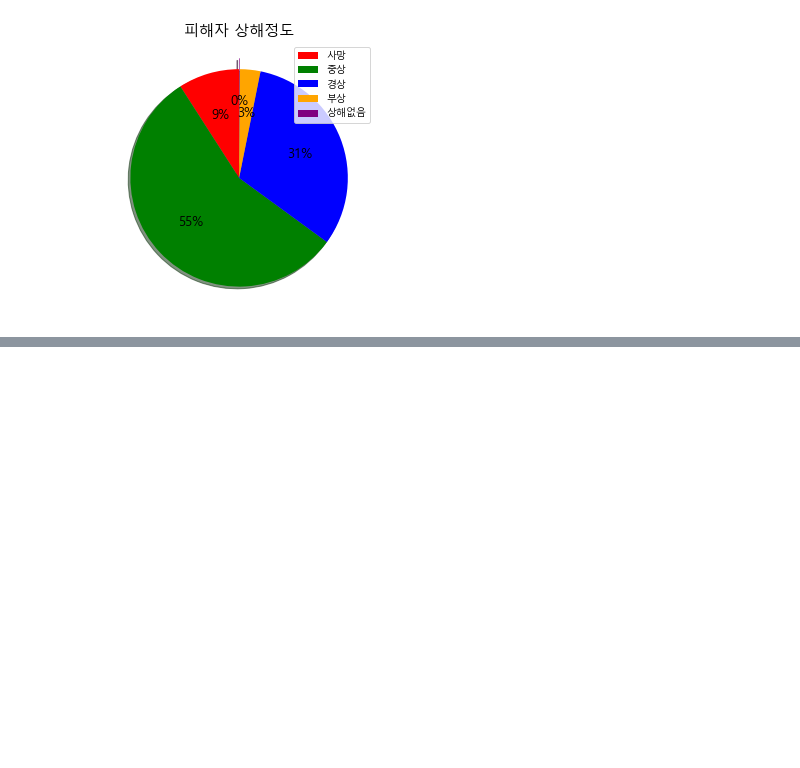
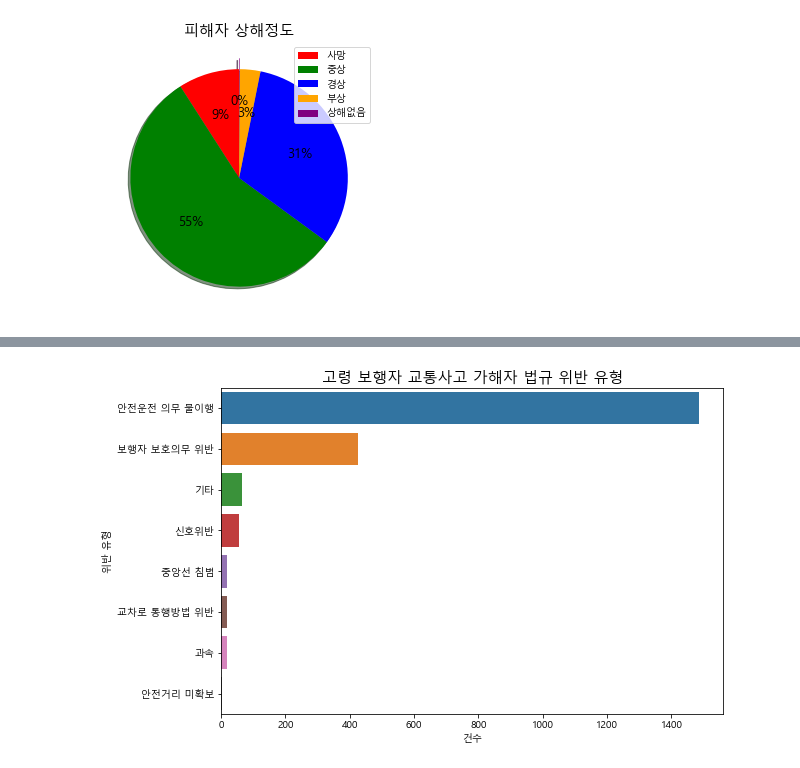
Before and after one commit to yrohh/Python, a Jupyter notebook: 노인보호구역/노인보호구역.ipynb, the cells around one changed output, grey strips where cells are left out. Drawn from its saved outputs; the diff is of its cells as text; code cells hidden in the pictures; blank space fills up the shorter version.

```diff
--- a/노인보호구역/노인보호구역.ipynb
+++ b/노인보호구역/노인보호구역.ipynb
@@ -283,0 +389,8 @@ plt.savefig('피해자 상해정도.png')
+# %%
+강원피고령_법규 = 강원피고령.groupby('법규위반가해자').빈도계산용.sum()
+강원피고령_법규 = 강원피고령_법규.sort_values(ascending = False)
+법규 = 강원피고령_법규.index
+법규_건수 = 강원피고령_법규.values
+법규 = list(법규)
+법규_건수 = list(법규_건수)
+법규, 법규_건수
@@ -283,0 +407,9 @@ plt.savefig('피해자 상해정도.png')
+# %%
+강원피고령_법규 = pd.DataFrame({'위반 유형':법규,'건수':법규_건수})
+sns.barplot(data=강원피고령_법규, x='건수',y='위반 유형')
+plt.rcParams['figure.figsize'] = [9, 6]
+plt.title('고령 보행자 교통사고 가해자 법규 위반 유형', fontsize=15)
+# plt.show() # plt.show()를 할 경우, savefig 단계에서 그래프가 저장이 안 되는 경우가 발생.
+plt.savefig('고령 보행자 교통사고 가해자 법규 위반 유형.png')
+# %% [output]
+[figure, added]
```
Also changed, not shown: parts of 13 cells of this notebook, 1 other file.
